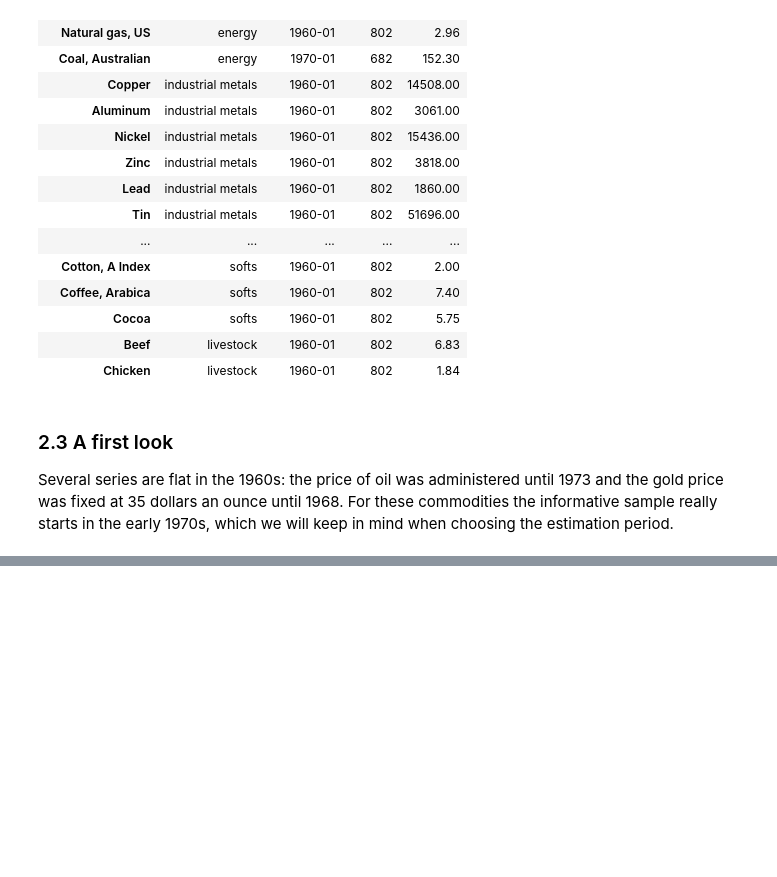
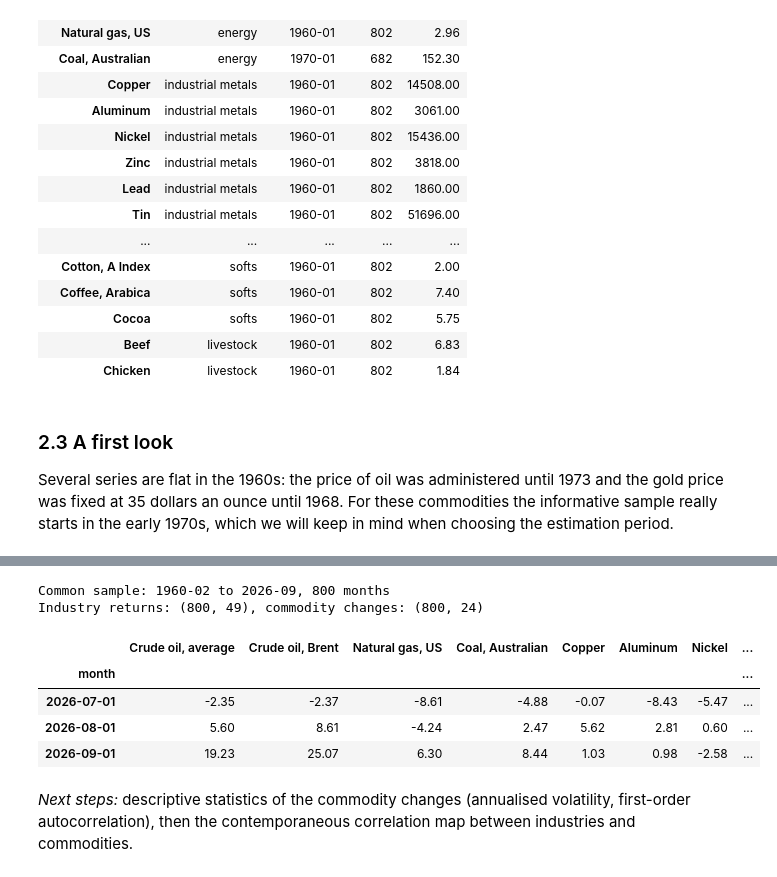
Before and after one commit to SelimLali/Machine_Learning_Trading, a Jupyter notebook: commodities_lead_industries.ipynb, the cells around one changed output, grey strips where cells are left out. Saved outputs shown, nothing was run; the diff lists cells and outputs as text; code cells hidden in the pictures; blank space fills up the shorter version.

```diff
--- a/commodities_lead_industries.ipynb
+++ b/commodities_lead_industries.ipynb
@@ -208,0 +230,25 @@ plt.show()
+# %%
+# Monthly log price changes in percent, same unit as the industry returns
+commodity_changes = 100 * np.log(commodity_prices).diff()
+commodity_changes = commodity_changes.dropna(how="all")  # the first month has no change
+
+# Common sample: the months where both panels are available
+common_months = industry_returns.index.intersection(commodity_changes.index)
+industry_returns = industry_returns.loc[common_months]
+commodity_changes = commodity_changes.loc[common_months]
+
+EVALUATION_START = "1973-01"  # results are reported from this month onwards (see above)
+
+print(f"Common sample: {common_months[0]:%Y-%m} to {common_months[-1]:%Y-%m}, {len(common_months)} months")
+print(f"Industry returns: {industry_returns.shape}, commodity changes: {commodity_changes.shape}")
+commodity_changes.tail(3).round(2)
+# %% [output]
+Common sample: 1960-02 to 2026-09, 800 months
+Industry returns: (800, 49), commodity changes: (800, 24)
+|  | Crude oil, average | Crude oil, Brent | Natural gas, US | Coal, Australian | Copper | Aluminum | Nickel | ... |
+| month |  |  |  |  |  |  |  | ... |
+| 2026-07-01 | -2.35 | -2.37 | -8.61 | -4.88 | -0.07 | -8.43 | -5.47 | ... |
+| 2026-08-01 | 5.60 | 8.61 | -4.24 | 2.47 | 5.62 | 2.81 | 0.60 | ... |
+| 2026-09-01 | 19.23 | 25.07 | 6.30 | 8.44 | 1.03 | 0.98 | -2.58 | ... |
+# %% [markdown]
+*Next steps:* descriptive statistics of the commodity changes (annualised volatility, first-order autocorrelation), then the contemporaneous correlation map between industries and commodities.
```
Also changed, not shown: parts of 7 cells of this notebook.
